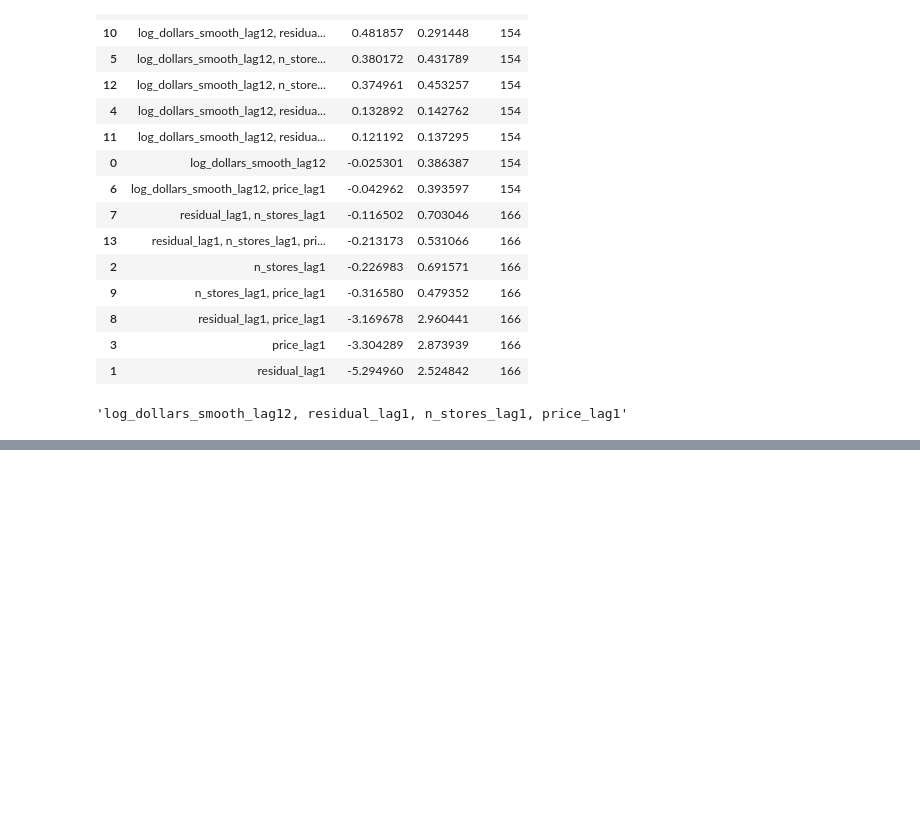
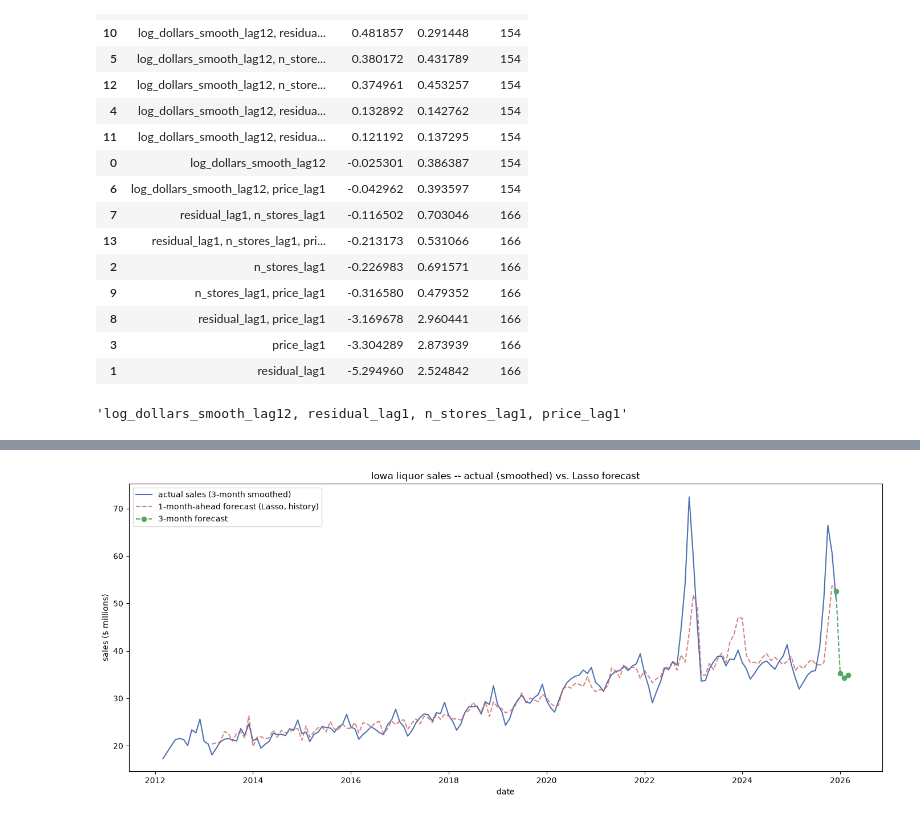
Before and after one commit to Madlenate/Iowa_Alcohol_sales_prediciton, a Jupyter notebook: Project_1_analysis.ipynb, the cells around one changed output, grey strips where cells are left out. Saved outputs shown, nothing was run; the diff lists cells and outputs as text; code cells hidden in the pictures; blank space fills up the shorter version.

```diff
--- a/Project_1_analysis.ipynb
+++ b/Project_1_analysis.ipynb
@@ -1275,0 +1327,89 @@ subset_df["features"].loc[14]
+# %%
+
+horizons = 3
+forecast_rows = []
+
+for h in range(1, horizons + 1):
+    target_month = 1 if (last_month + h - 1) % 12 == 0 else (last_month + h - 1) % 12 + 1
+    target_year = int(statewide_full.loc[idx_last, "sale_year"]) + (last_month + h - 1) // 12
+    target_date = pd.Timestamp(year=target_year, month=target_month, day=1)
+
+    step_features = {
+        "log_dollars_smooth_lag12": statewide_full["log_dollars_smooth"].iloc[idx_last - 11 + h],  # still real historical data at every horizon
+        "residual_lag1": statewide_full["residual"].iloc[idx_last],        # carried forward -- no real observation past month 1
+        "n_stores_lag1": statewide_full["n_stores"].iloc[idx_last],        # carried forward -- not separately forecasted
+        "price_lag1": statewide_full["avg_price_per_bottle"].iloc[idx_last],  # carried forward -- not separately forecasted
+    }
+    step_X = pd.DataFrame([step_features])[forecast_cols]
+    step_forecast_dollars = np.expm1(best_lasso.predict(step_X)[0])
+    forecast_rows.append((target_date, step_forecast_dollars))
+
+forecast_3mo = pd.DataFrame(forecast_rows, columns=["date", "forecast_dollars"])
+print(forecast_3mo)
+
+
+# Historical 1-month-ahead forecasts, using the already-fit best_lasso from cell 51
+plot_hist = statewide_full.loc[fc_data.index].copy()
+plot_hist["date"] = pd.to_datetime(dict(year=plot_hist["sale_year"], month=plot_hist["month"], day=1))
+plot_hist["forecast_date"] = plot_hist["date"] + pd.DateOffset(months=1)  # each row forecasts the FOLLOWING month
+plot_hist["forecast_dollars"] = np.expm1(best_lasso.predict(X_forecast))
+plot_hist = plot_hist.sort_values("forecast_date")
+
+# Actual sales, on the same smoothed scale the model was trained on
+full_actual = statewide_full.dropna(subset=["log_dollars_smooth"]).copy()
+full_actual["date"] = pd.to_datetime(dict(year=full_actual["sale_year"], month=full_actual["month"], day=1))
+full_actual["actual_smooth_dollars"] = np.expm1(full_actual["log_dollars_smooth"])
+
+# Genuine out-of-sample forecast: the next 3 months, built only from values already known
+# as of the last observed row. residual_lag1/n_stores_lag1/price_lag1 are carried forward
+# at their last known level for h=2 and h=3 since we don't separately forecast them --
+# only log_dollars_smooth_lag12 uses real historical data at every horizon.
+idx_last = statewide_full.index[-1]
+last_month = int(statewide_full.loc[idx_last, "month"])
+
+horizons = 3
+forecast_rows = []
+for h in range(1, horizons + 1):
+    target_month = 1 if (last_month + h - 1) % 12 == 0 else (last_month + h - 1) % 12 + 1
+    target_year = int(statewide_full.loc[idx_last, "sale_year"]) + (last_month + h - 1) // 12
+    target_date = pd.Timestamp(year=target_year, month=target_month, day=1)
+
+    step_features = {
+        "log_dollars_smooth_lag12": statewide_full["log_dollars_smooth"].iloc[idx_last - 11 + h],
+        "residual_lag1": statewide_full["residual"].iloc[idx_last],
+        "n_stores_lag1": statewide_full["n_stores"].iloc[idx_last],
+        "price_lag1": statewide_full["avg_price_per_bottle"].iloc[idx_last],
+    }
+    step_X = pd.DataFrame([step_features])[forecast_cols]
+    step_forecast_dollars = np.expm1(best_lasso.predict(step_X)[0])
+    forecast_rows.append((target_date, step_forecast_dollars))
+
+forecast_3mo = pd.DataFrame(forecast_rows, columns=["date", "forecast_dollars"])
+print(forecast_3mo)
+
+# Connect the forward forecast to the end of the historical forecast line so they read
+# as one continuous path instead of two disjoint dashed segments
+last_hist_point = pd.DataFrame({
+    "date": [plot_hist["forecast_date"].iloc[-1]],
+    "forecast_dollars": [plot_hist["forecast_dollars"].iloc[-1]],
+})
+forecast_3mo_connected = pd.concat([last_hist_point, forecast_3mo], ignore_index=True)
+
+# Plot
+fig, ax = plt.subplots(figsize=(14, 6))
+ax.plot(full_actual["date"], full_actual["actual_smooth_dollars"] / 1_000_000,
+        label="actual sales (3-month smoothed)", color="#4C72B0")
+ax.plot(plot_hist["forecast_date"], plot_hist["forecast_dollars"] / 1_000_000,
+        label="1-month-ahead forecast (Lasso, history)", color="#C44E52", linestyle="--", alpha=0.7)
+ax.plot(forecast_3mo_connected["date"], forecast_3mo_connected["forecast_dollars"] / 1_000_000,
+        color="#55A868", marker="o", linestyle="--", label="3-month forecast")
+
+ax.set_title("Iowa liquor sales -- actual (smoothed) vs. Lasso forecast")
+ax.set_xlabel("date")
+ax.set_ylabel("sales ($ millions)")
+ax.legend(loc="upper left")
+plt.tight_layout()
+plt.show()
+
+print(f"Forecast for {forecast_3mo['date'].iloc[0]:%B %Y}: ${forecast_3mo['forecast_dollars'].iloc[0]:,.0f}")
+# %% [output]
@@ -1275,0 +1424 @@ subset_df["features"].loc[14]
+[figure, added]
```
Also changed, not shown: parts of 4 cells of this notebook, 2 other files.
